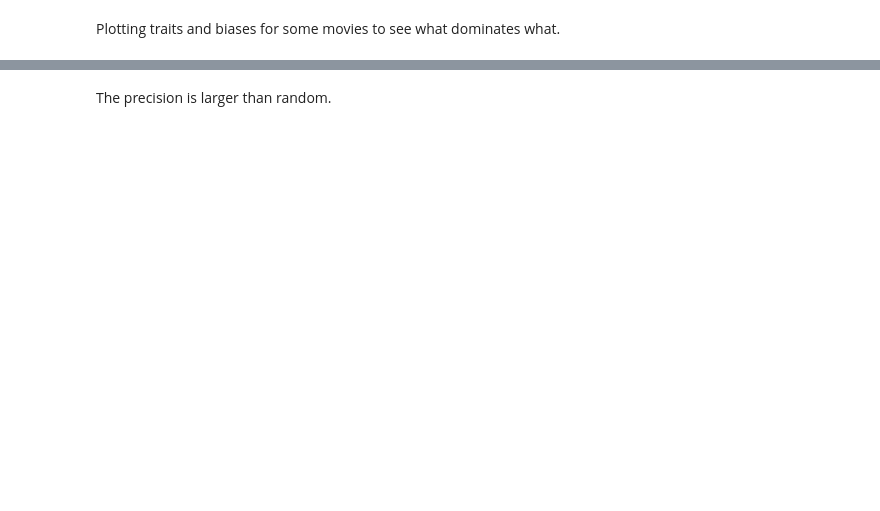
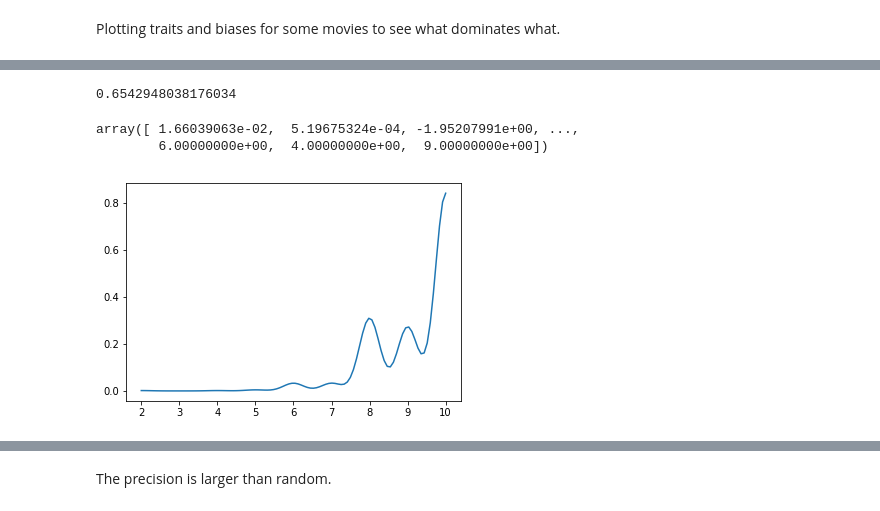
Before and after one commit to 42186-mbml-f19/movie-recommendation, a Jupyter notebook: MovieRecommendation.ipynb, the cells around one changed output, grey strips where cells are left out. Saved outputs shown, nothing was run; the diff lists cells and outputs as text; code cells hidden in the pictures; blank space fills up the shorter version.

Commit message:
Stars prediction works

```diff
--- a/MovieRecommendation.ipynb
+++ b/MovieRecommendation.ipynb
@@ -20,7 +20,7 @@ ratings = pd.read_csv(os.path.join(dataset,'ratings.csv'))
 # HACK -- small movies.csv is apararently missing movies from small ratings.csv
 movies = pd.read_csv(os.path.join('ml-20m','movies.csv'))
 #Create like column
-ratings['like'] = (ratings.rating >= 3.0 )+ 0
+ratings['like'] = (ratings.rating >= 3.5 )+ 0
 
 #Convert ratings from half step stars, to 1-10 stars
 ratings_dict = {j:i+1 for i,j in enumerate(sorted(ratings['rating'].unique()))}
@@ -255,0 +417,16 @@ It is seen that in some cases the bias is close to zero and sometimes not.
+# %%
+predictions_stars = [int(stars>=ratings_dict[3.5]) for stars in predictions_stars]
+get_precision(predictions_stars,val_set)
+# %% [output]
+0.6542948038176034
+# %%
+pystan_utils.vb_extract_variable(fit_stars, 'c', 'vector')
+# %% [output]
+array([ 1.66039063e-02,  5.19675324e-04, -1.95207991e+00, ...,
+        6.00000000e+00,  4.00000000e+00,  9.00000000e+00])
+# %%
+samples,_,_,_=pystan_utils.vb_extract(fit_stars)
+# %%
+pystan_utils.plot_kde((samples['predictions[1]']))
+# %% [output]
+[figure, added]
```
Also changed, not shown: parts of 43 cells of this notebook, 2 other files.
